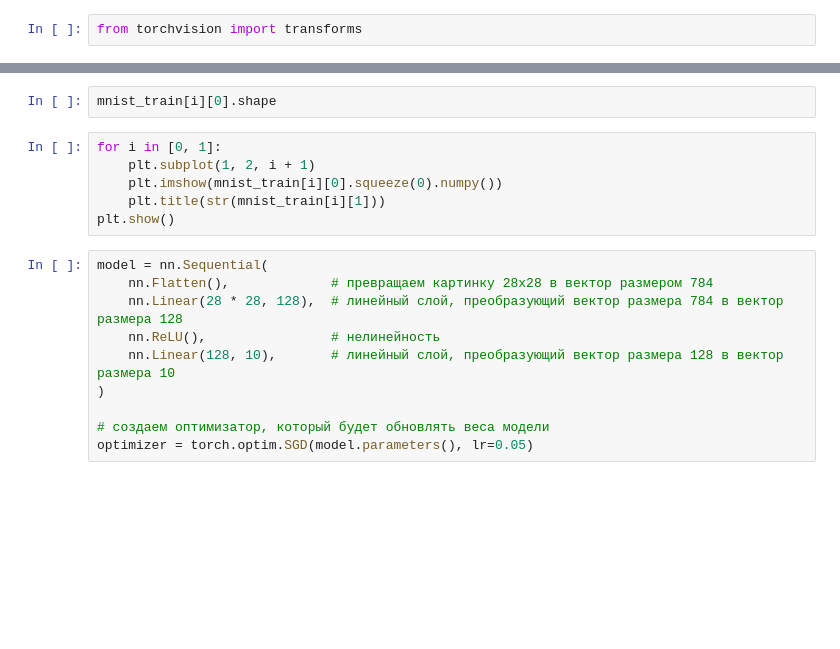
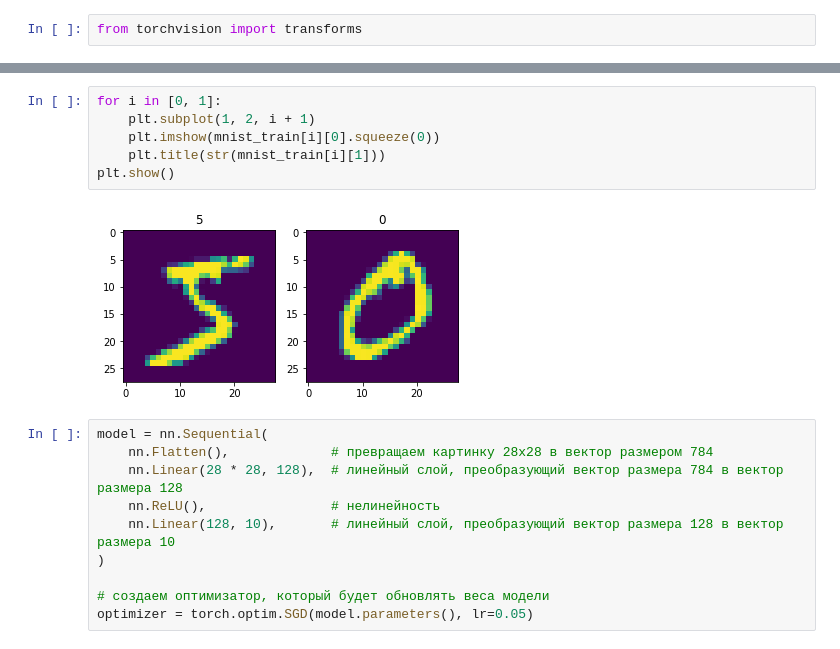
Before and after one commit to AsyaKarpova/ml_nes_2021, a Jupyter notebook: sem11/sem11_pytorch.ipynb, the cells around one changed output, grey strips where cells are left out. Saved outputs shown, nothing was run; the diff lists cells and outputs as text; blank space fills up the shorter version.

```diff
--- a/sem11/sem11_pytorch.ipynb
+++ b/sem11/sem11_pytorch.ipynb
@@ -317,11 +635,11 @@ val_dataloader = torch.utils.data.DataLoader(
-# %%
-mnist_train[i][0].shape
 # %%
 for i in [0, 1]:
     plt.subplot(1, 2, i + 1)
-    plt.imshow(mnist_train[i][0].squeeze(0).numpy())
+    plt.imshow(mnist_train[i][0].squeeze(0))
     plt.title(str(mnist_train[i][1]))
 plt.show()
+# %% [output]
+[figure, added]
 # %%
 model = nn.Sequential(
     nn.Flatten(),             # превращаем картинку 28х28 в вектор размером 784
```
Also changed, not shown: parts of 71 cells of this notebook.
